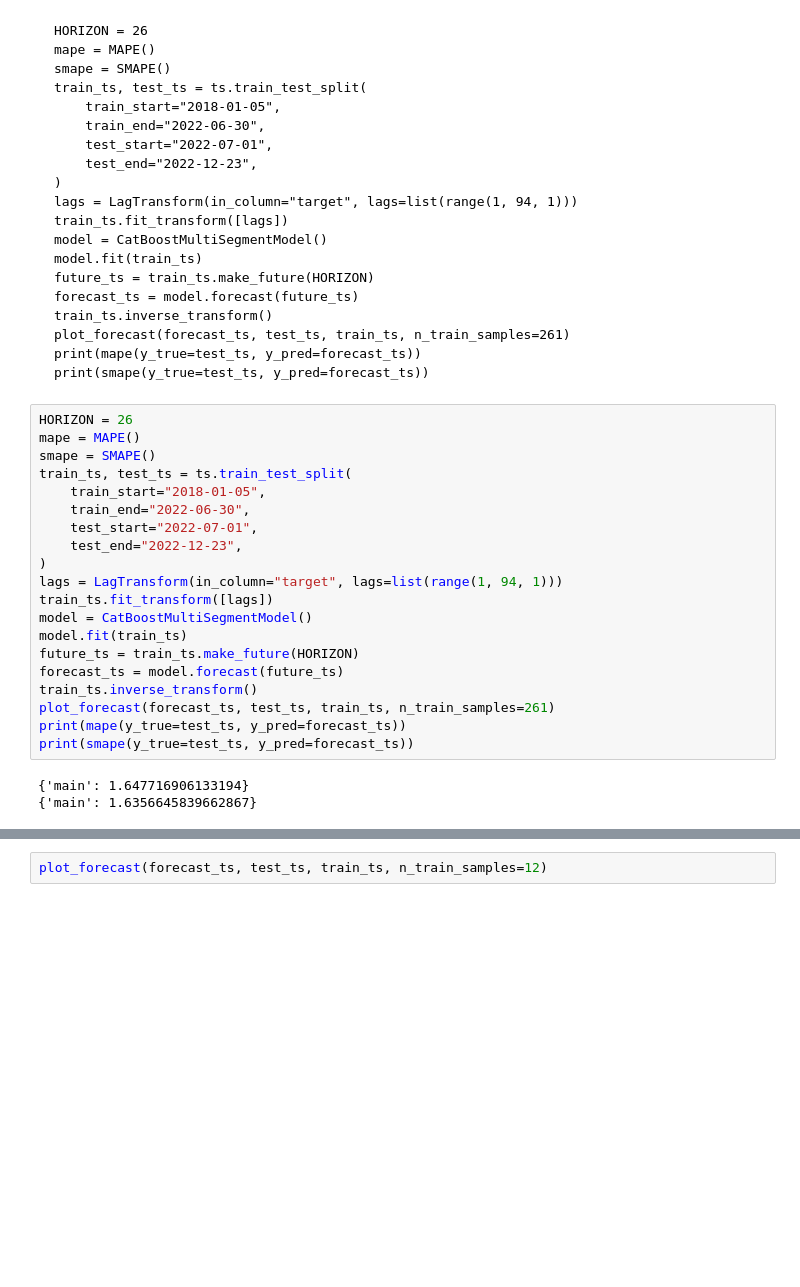
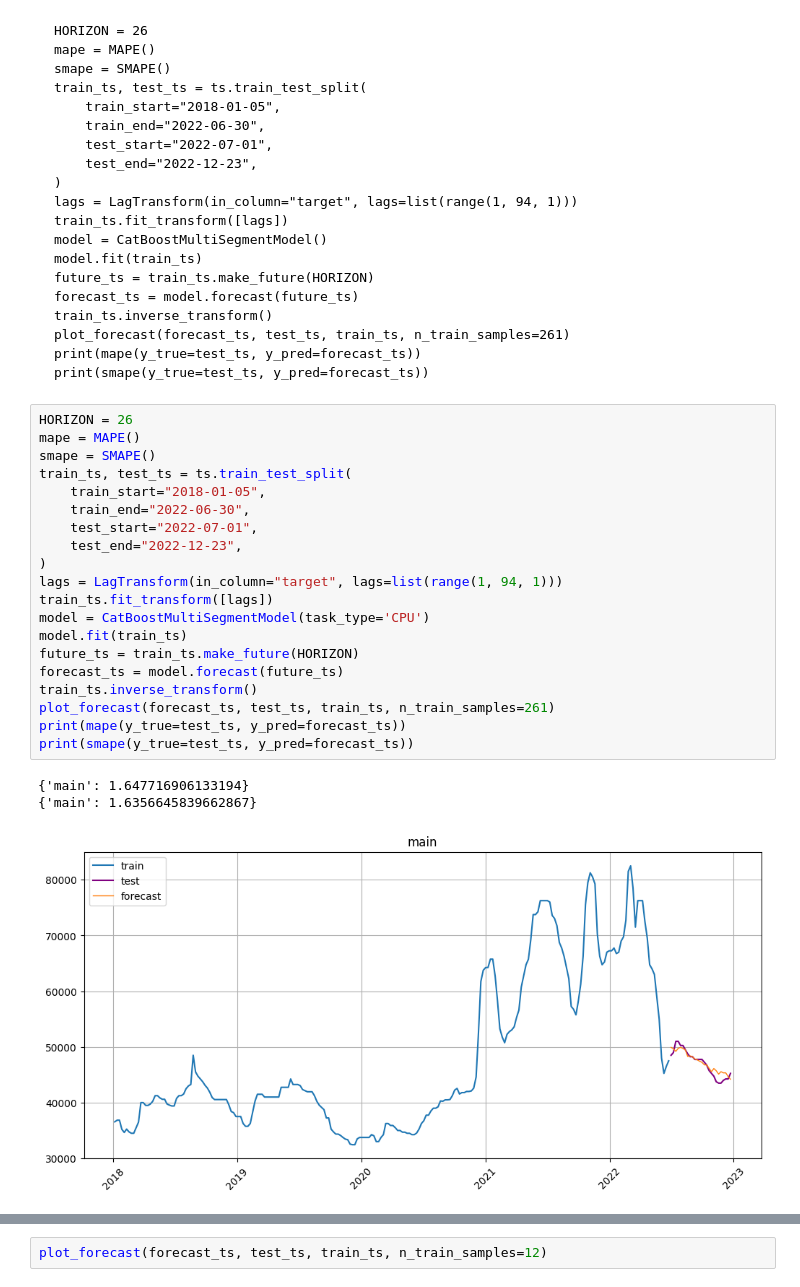
Before and after one commit to ColaChanel/Samolet-armature, a Jupyter notebook: etna.ipynb, the cells around one changed output, grey strips where cells are left out. Saved outputs shown, nothing was run; the diff lists cells and outputs as text; blank space fills up the shorter version.

```diff
--- a/etna.ipynb
+++ b/etna.ipynb
@@ -300,23 +233,24 @@ print(smape(y_true=test_ts, y_pred=forecast_ts))
 # %%
 HORIZON = 26
 mape = MAPE()
 smape = SMAPE()
 train_ts, test_ts = ts.train_test_split(
     train_start="2018-01-05",
     train_end="2022-06-30",
     test_start="2022-07-01",
     test_end="2022-12-23",
 )
 lags = LagTransform(in_column="target", lags=list(range(1, 94, 1)))
 train_ts.fit_transform([lags])
-model = CatBoostMultiSegmentModel()
+model = CatBoostMultiSegmentModel(task_type='CPU')
 model.fit(train_ts)
 future_ts = train_ts.make_future(HORIZON)
 forecast_ts = model.forecast(future_ts)
 train_ts.inverse_transform()
 plot_forecast(forecast_ts, test_ts, train_ts, n_train_samples=261)
 print(mape(y_true=test_ts, y_pred=forecast_ts))
 print(smape(y_true=test_ts, y_pred=forecast_ts))
 # %% [output]
 {'main': 1.647716906133194}
 {'main': 1.6356645839662867}
+[figure, added]
```
Also changed, not shown: parts of 9 cells of this notebook, 4 other files.
